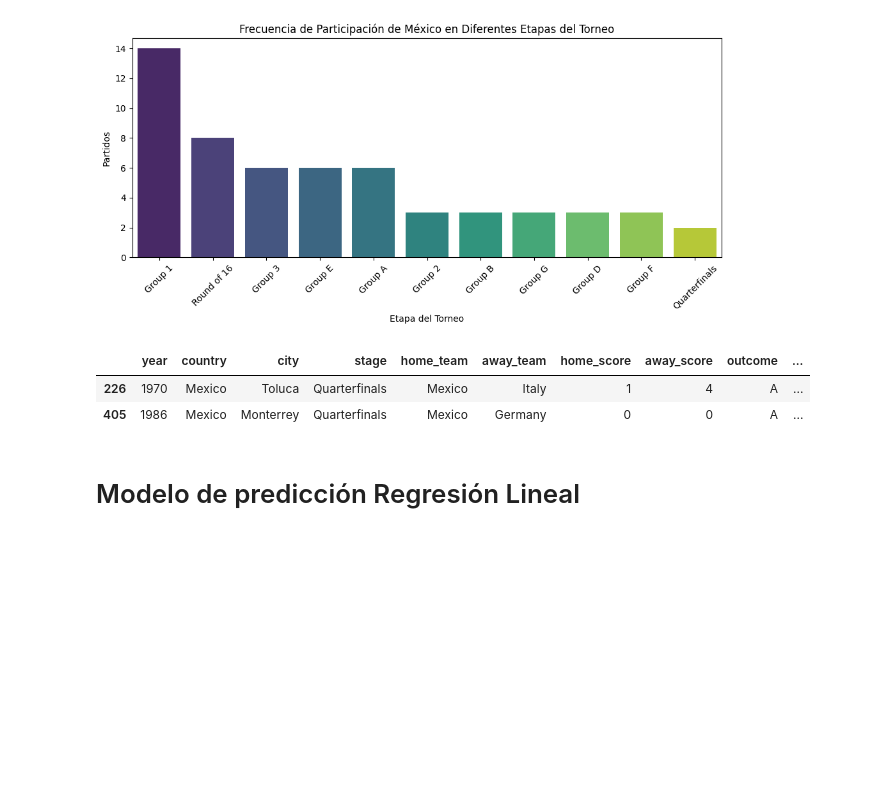
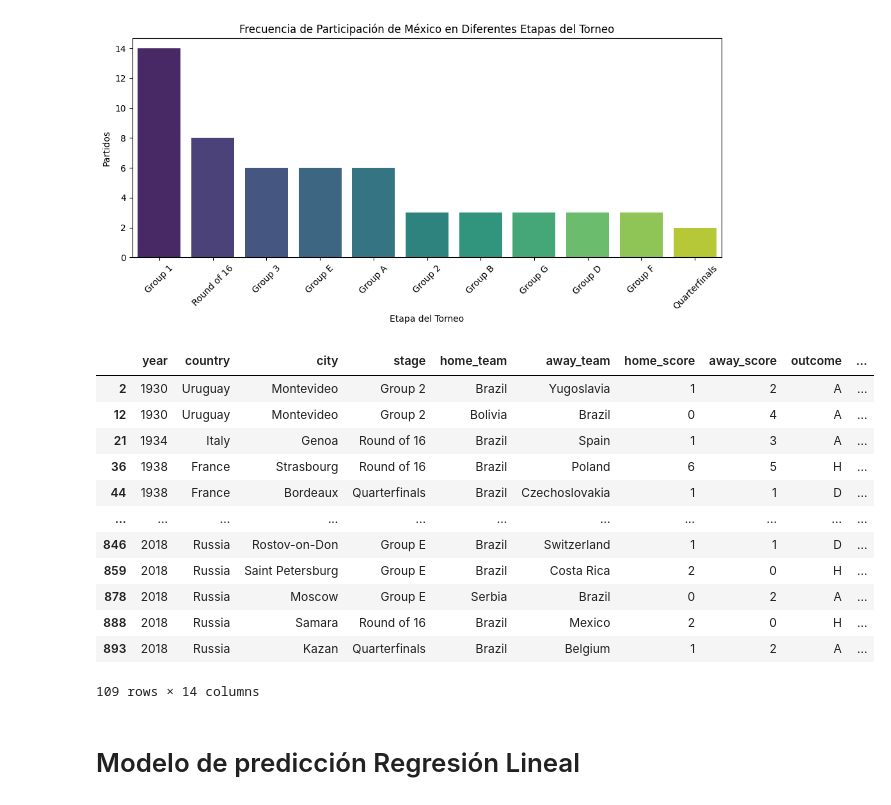
Before and after one commit to Moni-Ib/proyecto_data_analytics, a Jupyter notebook: proyecto_data_analytics/notebooks/proyecto.ipynb, the cells around one changed output. Drawn from its saved outputs; the diff is of its cells as text; code cells hidden in the pictures; blank space fills up the shorter version.

```diff
--- a/proyecto_data_analytics/notebooks/proyecto.ipynb
+++ b/proyecto_data_analytics/notebooks/proyecto.ipynb
@@ -373,13 +391,22 @@ Passing `palette` without assigning `hue` is deprecated and will be removed in v
 
   sns.barplot(x=participacion.index, y=participacion.values, palette="viridis")
 [figure]
-# %%
-#calcular partidos de México en semifinal
-df[(df['stage']=='Quarterfinals') & ((df['home_team'] == 'Mexico') | (df['away_team']=='Mexico'))]
-# %% [output]
-|  | year | country | city | stage | home_team | away_team | home_score | away_score | outcome | ... |
-| 226 | 1970 | Mexico | Toluca | Quarterfinals | Mexico | Italy | 1 | 4 | A | ... |
-| 405 | 1986 | Mexico | Monterrey | Quarterfinals | Mexico | Germany | 0 | 0 | A | ... |
+# %%
+df[(df['home_team']=='Brazil') | ((df['away_team'] == 'Brazil'))]
+# %% [output]
+|  | year | country | city | stage | home_team | away_team | home_score | away_score | outcome | ... |
+| 2 | 1930 | Uruguay | Montevideo | Group 2 | Brazil | Yugoslavia | 1 | 2 | A | ... |
+| 12 | 1930 | Uruguay | Montevideo | Group 2 | Bolivia | Brazil | 0 | 4 | A | ... |
+| 21 | 1934 | Italy | Genoa | Round of 16 | Brazil | Spain | 1 | 3 | A | ... |
+| 36 | 1938 | France | Strasbourg | Round of 16 | Brazil | Poland | 6 | 5 | H | ... |
+| 44 | 1938 | France | Bordeaux | Quarterfinals | Brazil | Czechoslovakia | 1 | 1 | D | ... |
+| ... | ... | ... | ... | ... | ... | ... | ... | ... | ... | ... |
+| 846 | 2018 | Russia | Rostov-on-Don | Group E | Brazil | Switzerland | 1 | 1 | D | ... |
+| 859 | 2018 | Russia | Saint Petersburg | Group E | Brazil | Costa Rica | 2 | 0 | H | ... |
+| 878 | 2018 | Russia | Moscow | Group E | Serbia | Brazil | 0 | 2 | A | ... |
+| 888 | 2018 | Russia | Samara | Round of 16 | Brazil | Mexico | 2 | 0 | H | ... |
+| 893 | 2018 | Russia | Kazan | Quarterfinals | Brazil | Belgium | 1 | 2 | A | ... |
+109 rows × 14 columns
 # %% [markdown]
 # Modelo de predicción Regresión Lineal
 # %%
```
Also changed, not shown: parts of 8 cells of this notebook, 1 other file.
